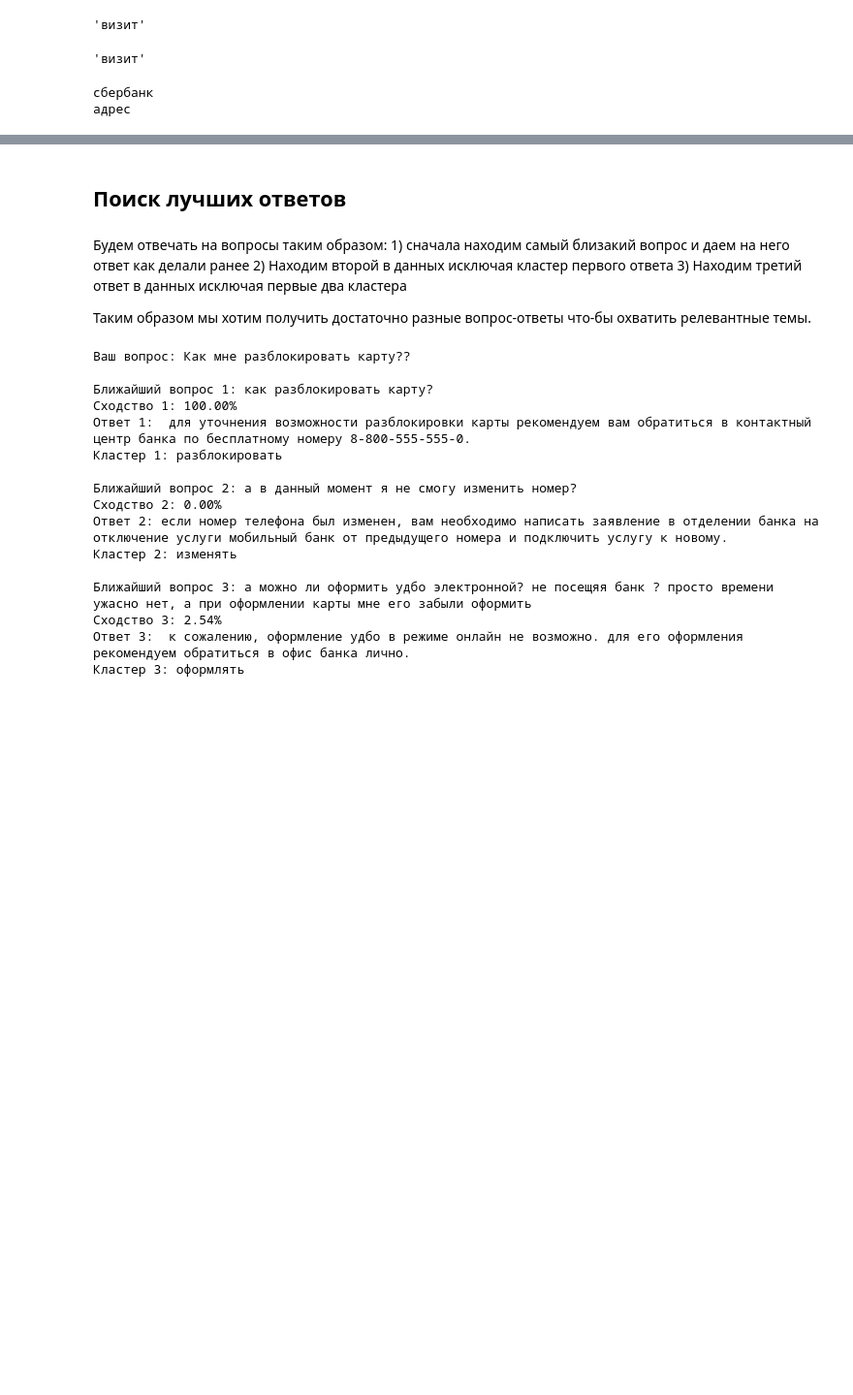
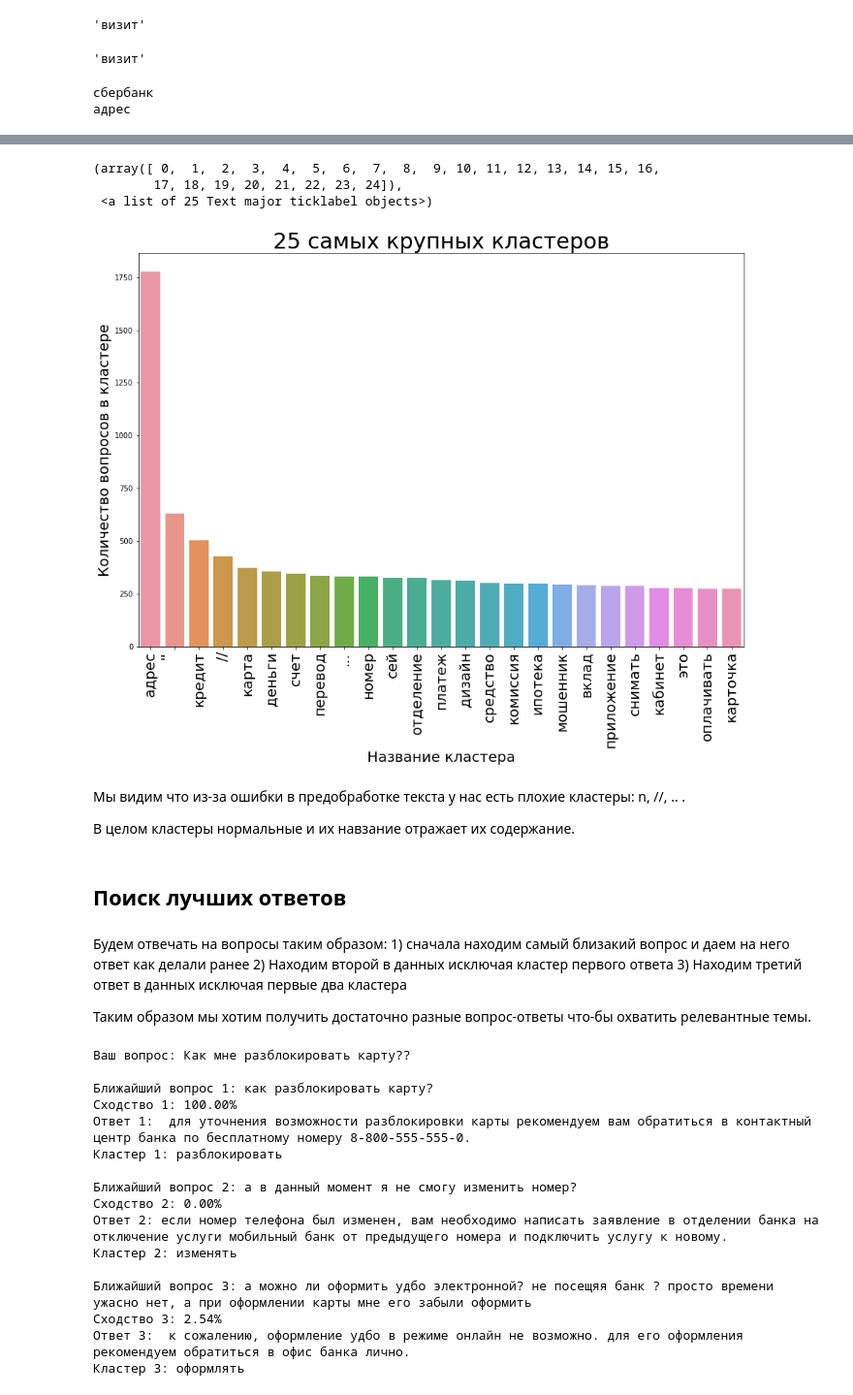
Before and after one commit to VitaliyMalcev/BankOBot, a Jupyter notebook: final-book-test-bank.ipynb, the cells around one changed output, grey strips where cells are left out. Shown at 97% size. Cells and saved outputs as stored; diff of their text form; code cells hidden in the pictures; blank space fills up the shorter version.

```diff
--- a/final-book-test-bank.ipynb
+++ b/final-book-test-bank.ipynb
@@ -617,3 +333,20 @@ for i in range(250):
+# %%
+#25 самых крупных кластеров
+fig, ax = plt.subplots(figsize=(15, 10))
+b =sns.barplot(ax = ax,data = clusters_pivot.head(25), x='cluster_name', y="count", label='big')
+ax.set_title("25 самых крупных кластеров",fontsize=30)
+b.set_ylabel("Количество вопросов в кластере",fontsize=20)
+b.set_xlabel("Название кластера",fontsize=20)
+plt.xticks(rotation=90, size = 20)
+# %% [output]
+(array([ 0,  1,  2,  3,  4,  5,  6,  7,  8,  9, 10, 11, 12, 13, 14, 15, 16,
+        17, 18, 19, 20, 21, 22, 23, 24]),
+ <a list of 25 Text major ticklabel objects>)
+[figure, added]
+# %% [markdown]
+Мы видим что из-за ошибки в предобработке текста у нас есть плохие кластеры: n\, //, .. .
+
+В целом кластеры нормальные и их навзание отражает их содержание.
 # %% [markdown]
 ## Поиск лучших ответов
 # %% [markdown]
```
Also changed, not shown: parts of 31 cells of this notebook.
